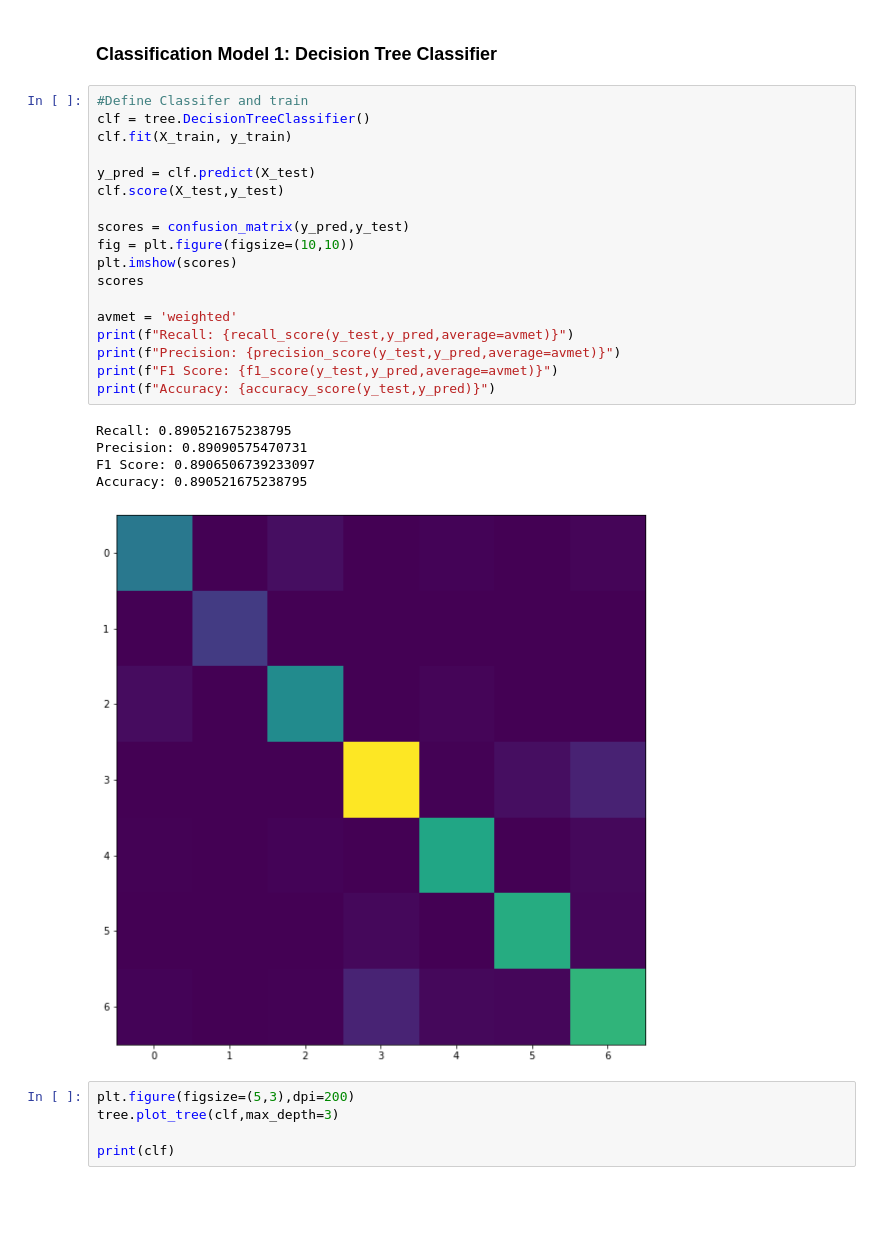
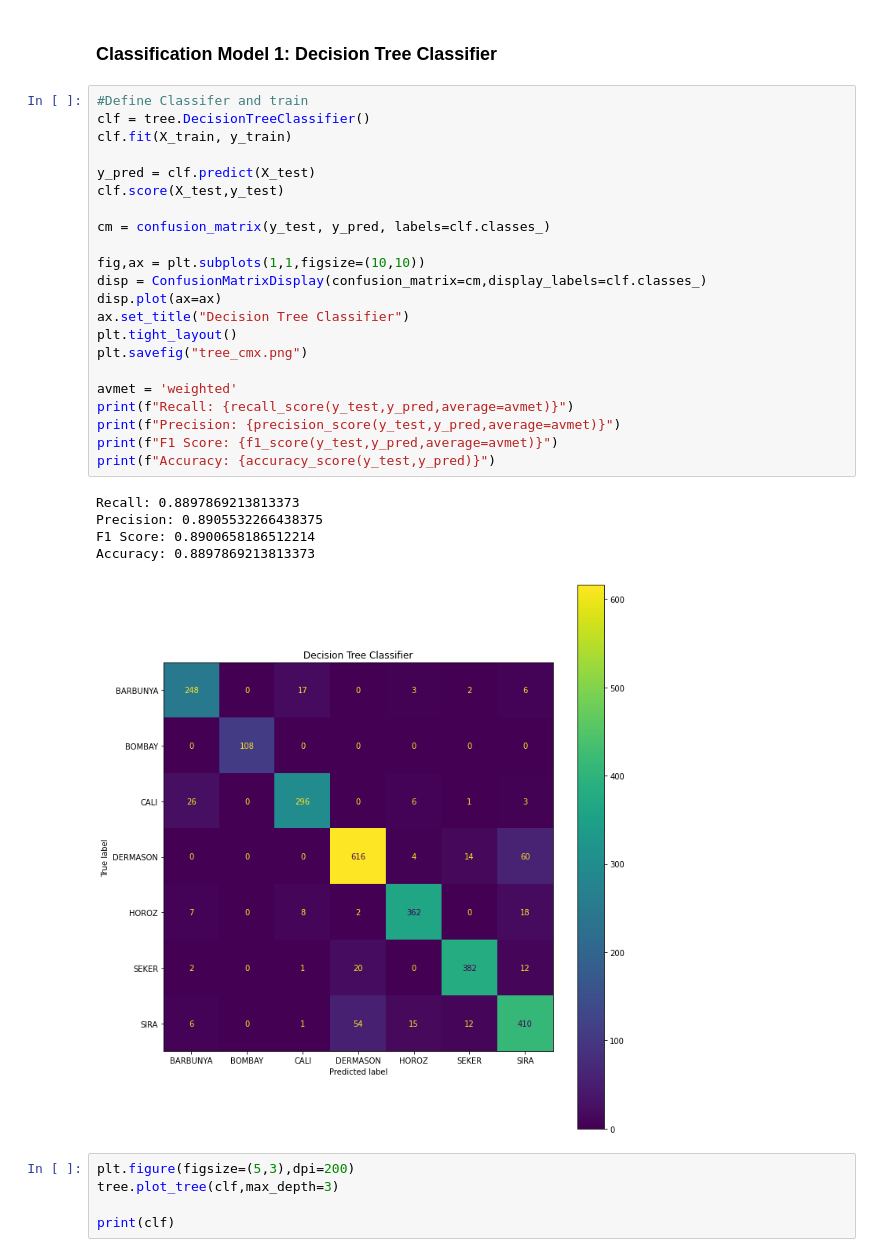
Before and after one commit to dougbrn/Towson, a Jupyter notebook: COSC757/assignment2/HW2_classification.ipynb, the cells around one changed output. Drawn from its saved outputs; the diff is of its cells as text; blank space fills up the shorter version.

Commit message:
confusion matrices

```diff
--- a/COSC757/assignment2/HW2_classification.ipynb
+++ b/COSC757/assignment2/HW2_classification.ipynb
@@ -242,27 +242,31 @@ In the above cell, we validate each fold by constructing a two-tailed hypothesis
 # %%
 #Define Classifer and train
 clf = tree.DecisionTreeClassifier()
 clf.fit(X_train, y_train)
 
 y_pred = clf.predict(X_test)
 clf.score(X_test,y_test)
 
-scores = confusion_matrix(y_pred,y_test)
-fig = plt.figure(figsize=(10,10))
-plt.imshow(scores)
-scores
+cm = confusion_matrix(y_test, y_pred, labels=clf.classes_)
+
+fig,ax = plt.subplots(1,1,figsize=(10,10))
+disp = ConfusionMatrixDisplay(confusion_matrix=cm,display_labels=clf.classes_)
+disp.plot(ax=ax)
+ax.set_title("Decision Tree Classifier")
+plt.tight_layout()
+plt.savefig("tree_cmx.png")
 
 avmet = 'weighted'
 print(f"Recall: {recall_score(y_test,y_pred,average=avmet)}")
 print(f"Precision: {precision_score(y_test,y_pred,average=avmet)}")
 print(f"F1 Score: {f1_score(y_test,y_pred,average=avmet)}")
 print(f"Accuracy: {accuracy_score(y_test,y_pred)}")
 # %% [output]
-Recall: 0.890521675238795
-Precision: 0.89090575470731
-F1 Score: 0.8906506739233097
-Accuracy: 0.890521675238795
+Recall: 0.8897869213813373
+Precision: 0.8905532266438375
+F1 Score: 0.8900658186512214
+Accuracy: 0.8897869213813373
-[figure, old version]
+[figure, new version]
 # %%
 plt.figure(figsize=(5,3),dpi=200)
 tree.plot_tree(clf,max_depth=3)
```
Also changed, not shown: parts of 3 cells of this notebook.
